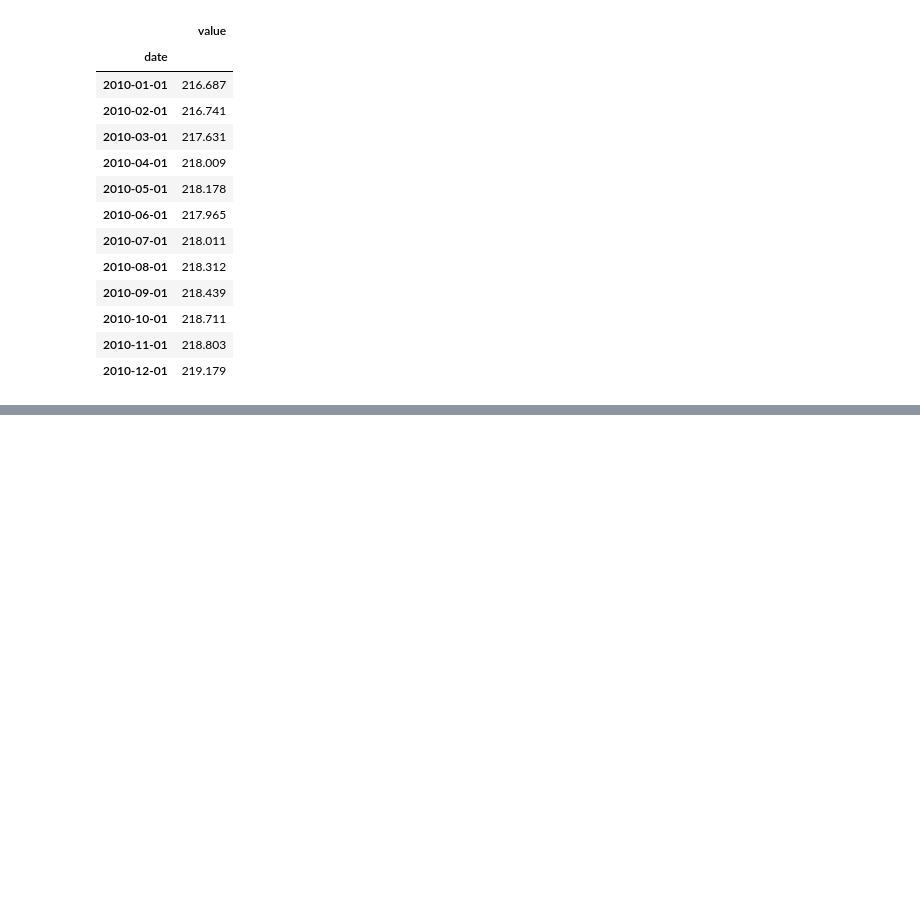
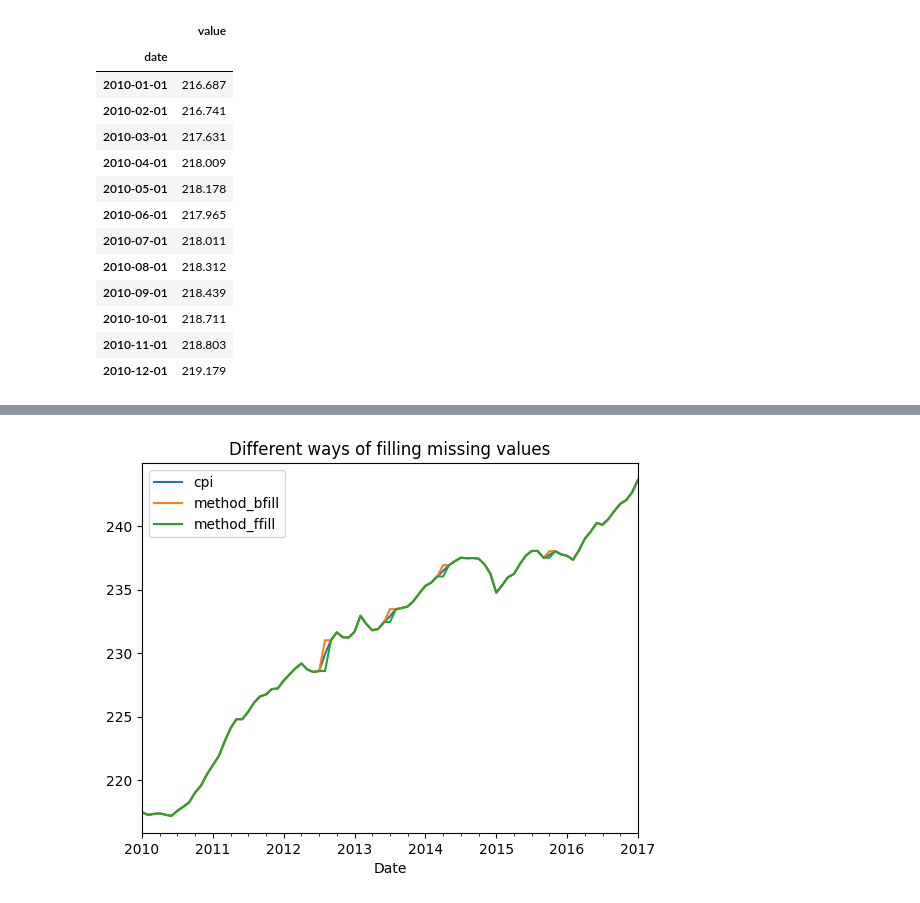
Before and after one commit to softwareeng1/Acquiring-financial-data, a Jupyter notebook: Dataprocessing.ipynb, the cells around one changed output, grey strips where cells are left out. Drawn from its saved outputs; the diff is of its cells as text; code cells hidden in the pictures; blank space fills up the shorter version.

```diff
--- a/Dataprocessing.ipynb
+++ b/Dataprocessing.ipynb
@@ -54,7 +54,7 @@ Successfully installed Nasdaq-Data-Link-1.0.4 inflection-0.5.1
 import nasdaqdatalink
 import pandas as pd
 # %%
-nasdaqdatalink.ApiConfig.api_key = 'place holder for api key'
+nasdaqdatalink.ApiConfig.api_key = 'qj36y9dmLoJ2TvjwVYf_'
 # %%
 df = df.resample('M').last()
 # %%
@@ -131,0 +169,22 @@ df.query('period_type == "monthly" and year >= 2010') \
+# %%
+import pandas as pd
+import numpy as np
+import nasdaqdatalink
+
+# Download the inflation data from nasdaqdatalink
+
+nasdaqdatalink.ApiConfig.api_key = 'qj36y9dmLoJ2TvjwVYf_'
+df = (
+    nasdaqdatalink.get(
+    dataset = "FRED/CPIAUCSL",
+    start_date = '2010-01-01',
+    end_date = '2021-01-01'
+    ).rename(columns = {'Value':'cpi'})
+    )
+# %%
+#introduce 5 missing values
+np.random.seed(42)
+rand_indices  = np.random.choice(df.index, 5, replace=False)
+df["cpi_missing"] = df.loc[:, "cpi"]
+df.loc[rand_indices, "cpi_missing"] = np.nan
+df.head()
@@ -131,0 +204,4 @@ df.query('period_type == "monthly" and year >= 2010') \
+# %%
+#fill using different methods
+for method in ["bfill", "ffill"]:
+    df[f"method_{method}"] = df["cpi_missing"].fillna(method=method)
@@ -131,0 +219,7 @@ df.query('period_type == "monthly" and year >= 2010') \
+# %%
+#plot the results for the years  2015 to 2016
+df.loc[:"2017-01-01"] \
+.drop(columns=["cpi_missing"]) \
+.plot(title="Different ways of filling missing values");
+# %% [output]
+[figure, added]
```
Also changed, not shown: parts of 13 cells of this notebook.
